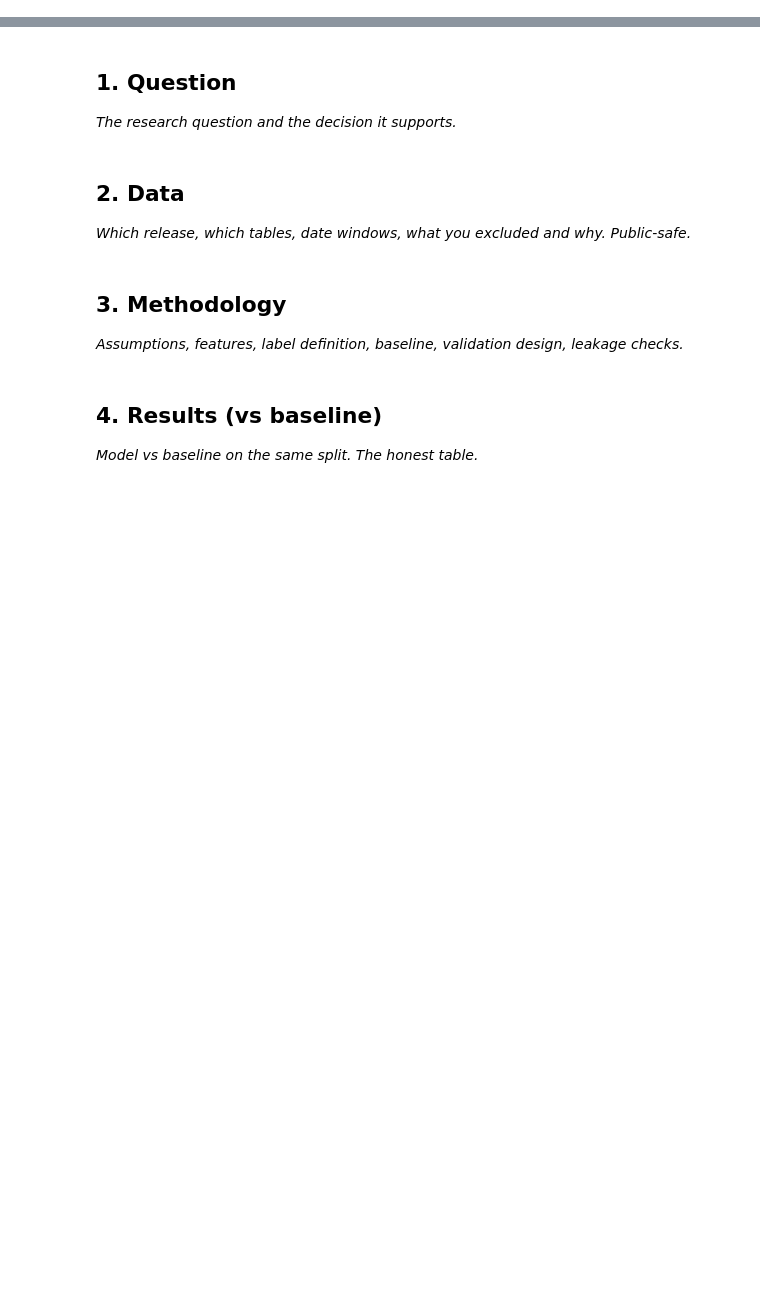
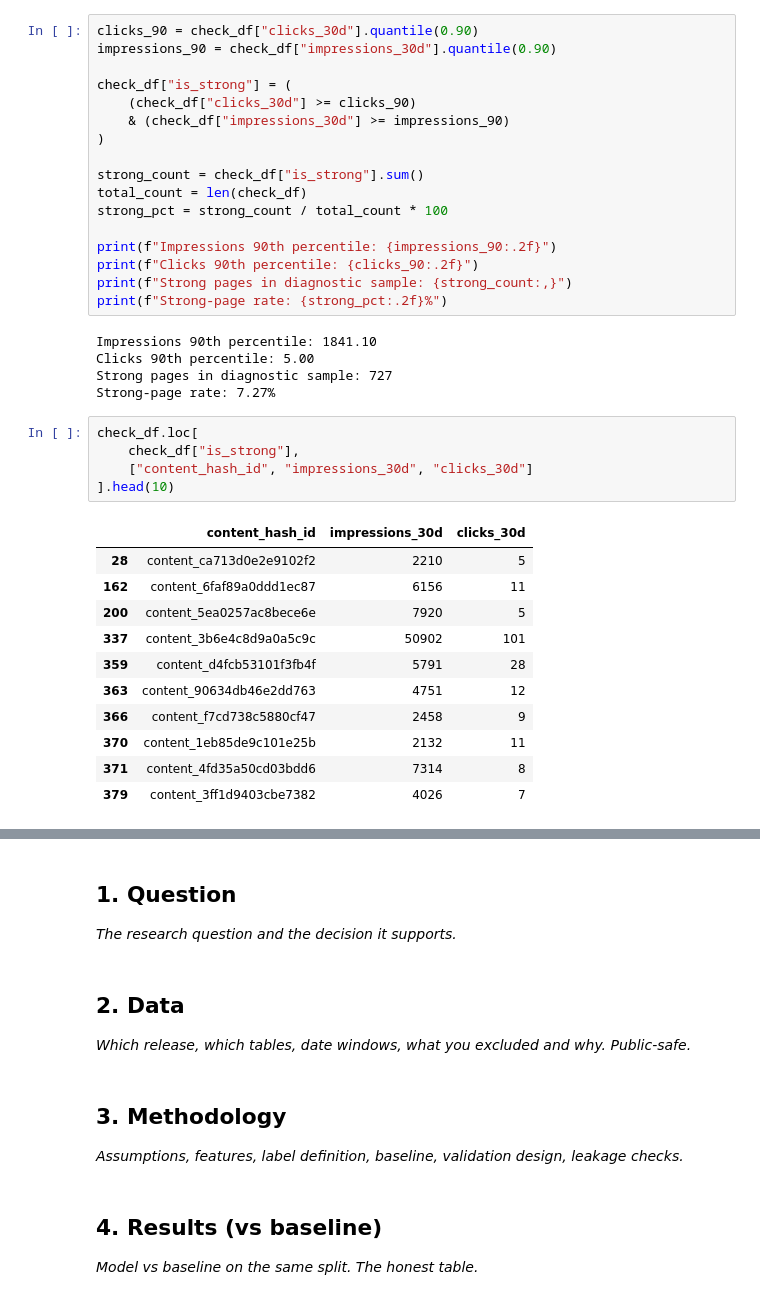
Before and after one commit to russelfordguinoo-oss/Russel-Repository-, a Jupyter notebook: work/notebooks/capstone.ipynb, the cells around one changed output, grey strips where cells are left out. Cells and saved outputs as stored; diff of their text form; blank space fills up the shorter version.

```diff
--- a/work/notebooks/capstone.ipynb
+++ b/work/notebooks/capstone.ipynb
@@ -8,0 +216,39 @@ This skeleton is yours to fill. Work the sections **in order** — each one has
+# %%
+clicks_90 = check_df["clicks_30d"].quantile(0.90)
+impressions_90 = check_df["impressions_30d"].quantile(0.90)
+
+check_df["is_strong"] = (
+    (check_df["clicks_30d"] >= clicks_90)
+    & (check_df["impressions_30d"] >= impressions_90)
+)
+
+strong_count = check_df["is_strong"].sum()
+total_count = len(check_df)
+strong_pct = strong_count / total_count * 100
+
+print(f"Impressions 90th percentile: {impressions_90:.2f}")
+print(f"Clicks 90th percentile: {clicks_90:.2f}")
+print(f"Strong pages in diagnostic sample: {strong_count:,}")
+print(f"Strong-page rate: {strong_pct:.2f}%")
+# %% [output]
+Impressions 90th percentile: 1841.10
+Clicks 90th percentile: 5.00
+Strong pages in diagnostic sample: 727
+Strong-page rate: 7.27%
+# %%
+check_df.loc[
+    check_df["is_strong"],
+    ["content_hash_id", "impressions_30d", "clicks_30d"]
+].head(10)
+# %% [output]
+|  | content_hash_id | impressions_30d | clicks_30d |
+| 28 | content_ca713d0e2e9102f2 | 2210 | 5 |
+| 162 | content_6faf89a0ddd1ec87 | 6156 | 11 |
+| 200 | content_5ea0257ac8bece6e | 7920 | 5 |
+| 337 | content_3b6e4c8d9a0a5c9c | 50902 | 101 |
+| 359 | content_d4fcb53101f3fb4f | 5791 | 28 |
+| 363 | content_90634db46e2dd763 | 4751 | 12 |
+| 366 | content_f7cd738c5880cf47 | 2458 | 9 |
+| 370 | content_1eb85de9c101e25b | 2132 | 11 |
+| 371 | content_4fd35a50cd03bdd6 | 7314 | 8 |
+| 379 | content_3ff1d9403cbe7382 | 4026 | 7 |
```
Also changed, not shown: parts of 42 cells of this notebook.
